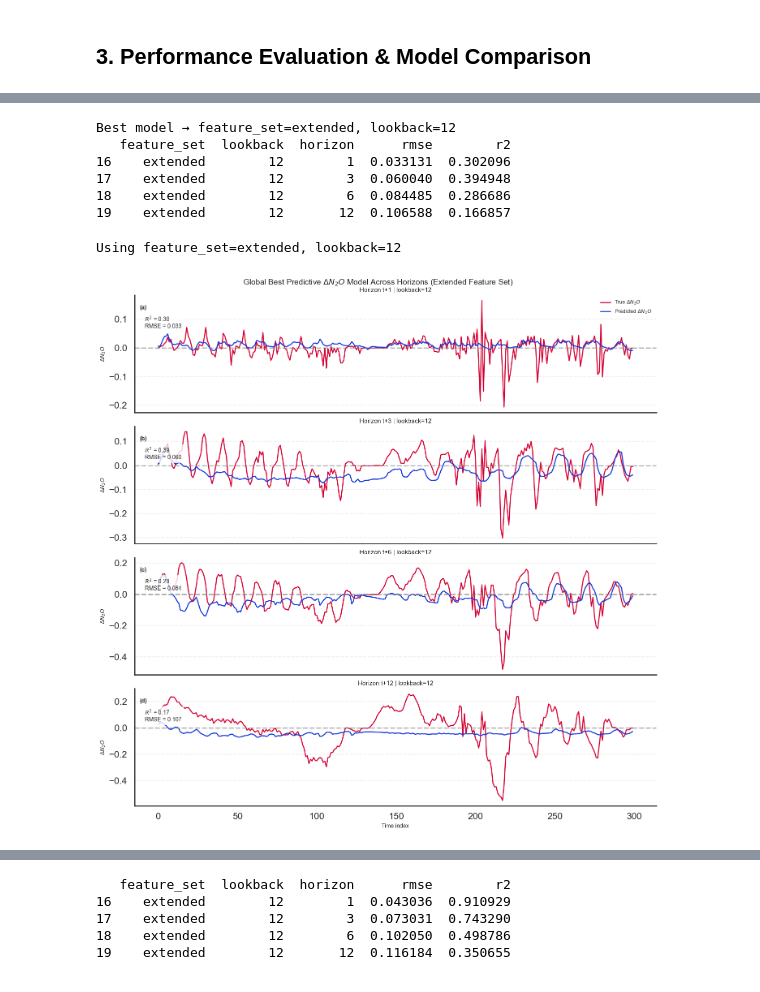
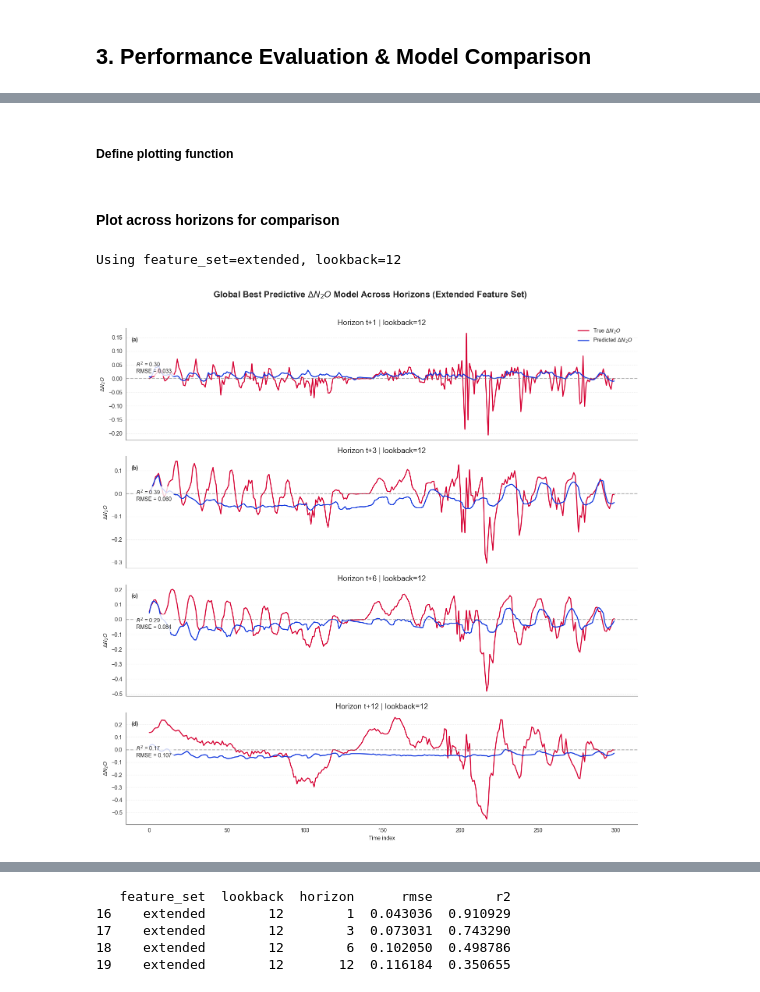
Before and after one commit to tom-mcarthur03/EDS_Design_Project, a Jupyter notebook: notebooks/Section 4 - Predictive Modelling/LSTM N2O Forecasting Model.ipynb, the cells around one changed output, grey strips where cells are left out. Saved outputs shown, nothing was run; the diff lists cells and outputs as text; code cells hidden in the pictures.

```diff
--- a/notebooks/Section 4 - Predictive Modelling/LSTM N2O Forecasting Model.ipynb
+++ b/notebooks/Section 4 - Predictive Modelling/LSTM N2O Forecasting Model.ipynb
@@ -1355,7 +1355,7 @@ Based on target_mode:
   - `best_configs_abs` for absolute $N_2O$
 # %%
 #Define model directory for final training and evaluation
-model_dir = "../models/lstm_n2o_final"
+model_dir = "../../data/lstm_data/delta_n2o" #change to absolute_n2o for absolute emissions
 
 #Define target type (delta or absolute)
 target_mode = "delta"
@@ -1512,0 +1528,3 @@ delta_extended_no_n2o_lb24_h12     0.3  0.0005
+# %%
+#Load results
+results_delta = pd.read_csv("../../data/lstm_data/delta_n2o/final_results_delta.csv")
@@ -1889,31 +1740,12 @@ Name: 16, dtype: object
-# %%
-best_feature = best_row_delta["feature_set"]
-best_lookback = int(best_row_delta["lookback"])
-
-print(f"Best model → feature_set={best_feature}, lookback={best_lookback}")
-
-best_delta_global = results_delta[
-    (results_delta["feature_set"] == best_feature) &
-    (results_delta["lookback"] == best_lookback)
-]
-
-print(best_delta_global[["feature_set", "lookback", "horizon", "rmse", "r2"]])
-# %% [output]
-Best model → feature_set=extended, lookback=12
-   feature_set  lookback  horizon      rmse        r2
-16    extended        12        1  0.033131  0.302096
-17    extended        12        3  0.060040  0.394948
-18    extended        12        6  0.084485  0.286686
-19    extended        12       12  0.106588  0.166857
+# %% [markdown]
+##### Define plotting function
 # %%
 def plot_delta_across_horizons(
     best_models_overall,
     model_dir,
     horizons=[1, 3, 6, 12],
     start=0,
-    window=300,
-    save_individual=False,
-    save_dir=None
+    window=300
 ):
 
     sns.set_style("white")
@@ -1956,7 +1788,6 @@ def plot_delta_across_horizons(
             print(f"Missing: {pred_path}")
             continue
 
-        # Load data
         y_pred = np.load(pred_path).flatten()
         y_true = np.load(true_path).flatten()
 
@@ -1970,7 +1801,6 @@ def plot_delta_across_horizons(
 
         ax.axhline(0, linestyle="--", color="grey", alpha=0.6)
 
-        # subplot label
         ax.text(0.01, 0.88, f"({labels[i]})", transform=ax.transAxes, fontweight="bold")
 
         ax.text(
@@ -1988,28 +1818,6 @@ def plot_delta_across_horizons(
         if i == 0:
             ax.legend(loc="upper right", bbox_to_anchor=(1.0, 1.05), frameon=False)
 
-        if save_individual:
-            if save_dir is None:
-                raise ValueError("Provide save_dir when save_individual=True")
-
-            os.makedirs(save_dir, exist_ok=True)
-
-            plt.figure(figsize=(10, 3))
-
-            plt.plot(y_true_plot, label="True $ΔN_2O$", color=COLOR_TRUE, linewidth=1.8)
-            plt.plot(y_pred_plot, label="Predicted $ΔN_2O$", color=COLOR_PRED, linewidth=1.8)
-
-            plt.axhline(0, linestyle="--", color="grey", alpha=0.6)
-
-            plt.title(f"{feature_set} | lb={lb} | t+{h}")
-            plt.xlabel("Time index")
-            plt.ylabel("$ΔN_2O$")
-            plt.legend(frameon=False)
-
-            plt.tight_layout()
-            plt.savefig(f"{save_dir}/delta_{feature_set}_lb{lb}_h{h}.png", dpi=300)
-            plt.close()
-
     axes[-1].set_xlabel("Time index")
 
     sns.despine()
@@ -2018,18 +1826,14 @@ def plot_delta_across_horizons(
     plt.tight_layout()
     plt.subplots_adjust(top=0.95)
 
-    if save_dir is not None:
-        os.makedirs(save_dir, exist_ok=True)
-        fig.savefig(f"{save_dir}/delta_global_across_horizons.png", dpi=300)
-
     plt.show()
-# %%
-plot_delta_across_horizons(
-    best_models_overall=best_delta_global,
-    model_dir="../models/lstm_n2o",
-    save_individual=True,
-    save_dir="../figures/delta_across_horizons"
-)
-# %% [output]
-Using feature_set=extended, lookback=12
-[figure, removed]
+# %% [markdown]
+#### Plot across horizons for comparison
+# %%
+plot_delta_across_horizons(
+    best_models_overall=best_delta_global,
+    model_dir="../../models/lstm_n2o"
+)
+# %% [output]
+Using feature_set=extended, lookback=12
+[figure, added]
```
Also changed, not shown: parts of 103 cells of this notebook, 21 other files.
